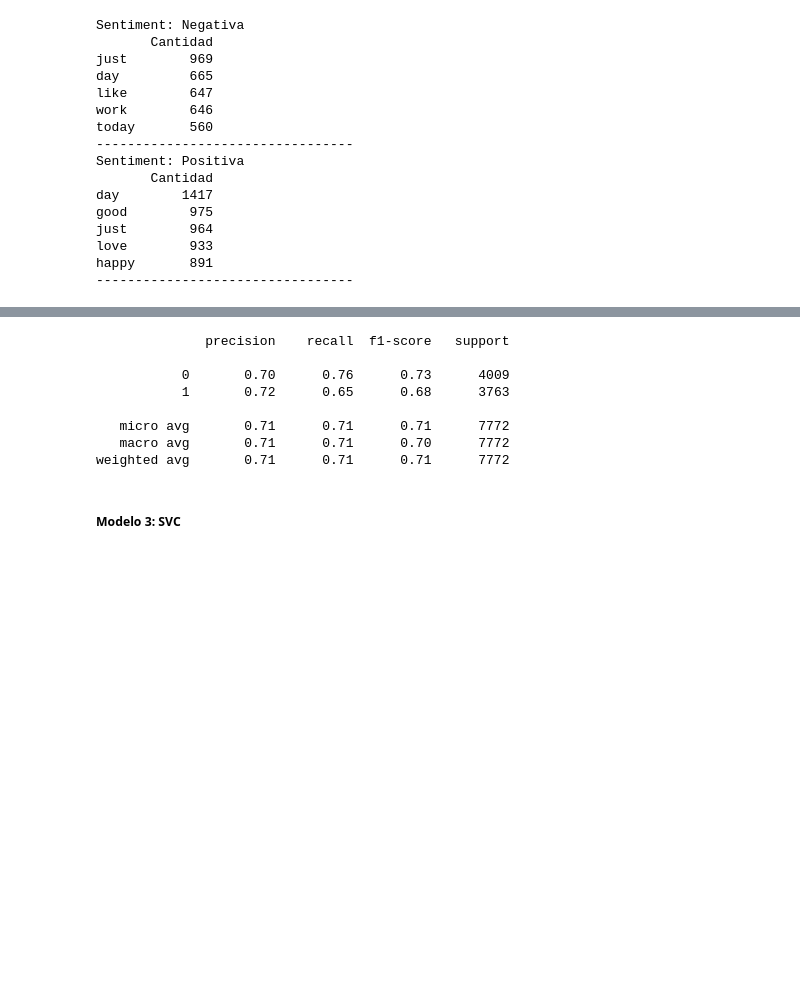
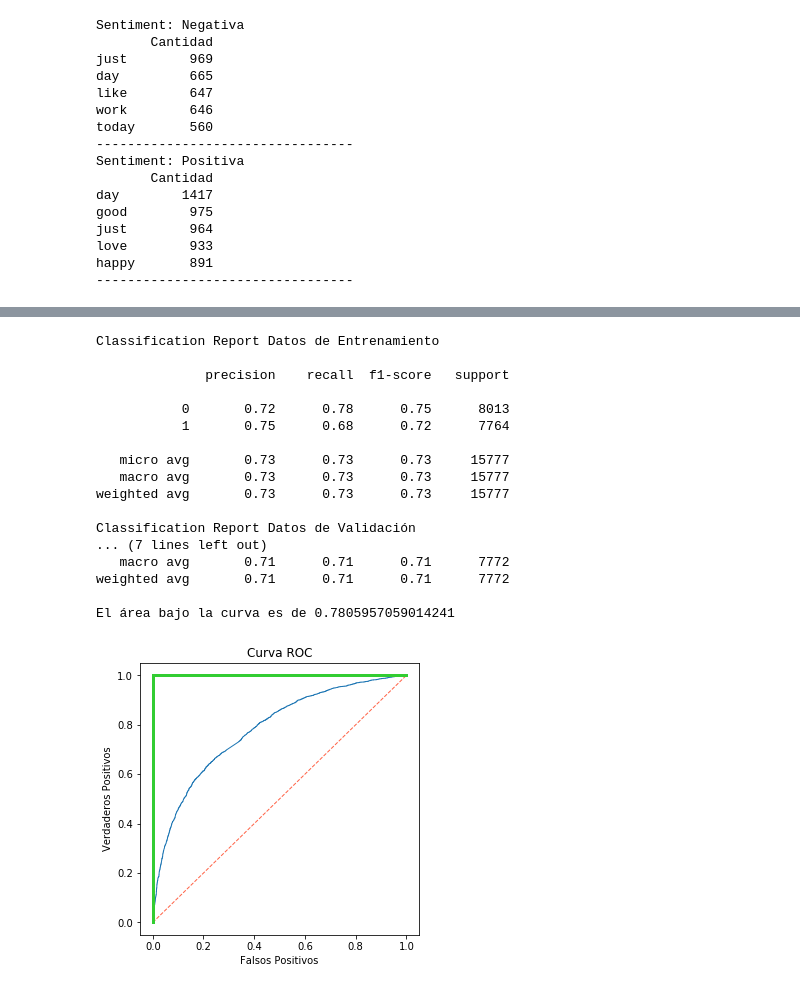
Before and after one commit to jvaldesh/data_science, a Jupyter notebook: 03_machine_learning/Prueba 1/Julio Valdés - Prueba 1. Análisis de Sentimientos de Twitter.ipynb, the cells around one changed output, grey strips where cells are left out. Drawn from its saved outputs; the diff is of its cells as text; code cells hidden in the pictures; blank space fills up the shorter version.

```diff
--- a/03_machine_learning/Prueba 1/Julio Valdés - Prueba 1. Análisis de Sentimientos de Twitter.ipynb
+++ b/03_machine_learning/Prueba 1/Julio Valdés - Prueba 1. Análisis de Sentimientos de Twitter.ipynb
@@ -269,20 +323,34 @@ from sklearn.preprocessing import FunctionTransformer
 # %%
 pipeline_model2 = Pipeline([
     ('cv', CountVectorizer(stop_words = stopwords.words('english'), max_features = 500, preprocessor = preprocesamiento)),
-    ('transform', FunctionTransformer(lambda x: x.todense(), accept_sparse=True)),
+    ('transform', FunctionTransformer(lambda x: x.todense(), accept_sparse=True, validate = True)),
     ('lda', LinearDiscriminantAnalysis())
 ])
 pipeline_model2.fit(X_train, y_train)
-y_hat2 = pipeline_model2.predict(X_test)
-print(classification_report(y_test, y_hat2))
+print("Classification Report Datos de Entrenamiento\n")
+train_pred = pipeline_model2.predict(X_train)
+print(classification_report(y_train, train_pred))
+print("Classification Report Datos de Validación\n")
+test_pred = pipeline_model2.predict(X_test)
+print(classification_report(y_test, test_pred))
+test_pred_proba = pipeline_model2.predict_proba(X_test)
+roc_curve_plot(y_test, test_pred_proba)
 # %% [output]
+Classification Report Datos de Entrenamiento
+
               precision    recall  f1-score   support
 
-           0       0.70      0.76      0.73      4009
-           1       0.72      0.65      0.68      3763
+           0       0.72      0.78      0.75      8013
+           1       0.75      0.68      0.72      7764
 
-   micro avg       0.71      0.71      0.71      7772
-   macro avg       0.71      0.71      0.70      7772
+   micro avg       0.73      0.73      0.73     15777
+   macro avg       0.73      0.73      0.73     15777
+weighted avg       0.73      0.73      0.73     15777
+
+Classification Report Datos de Validación
+... (7 lines left out)
+   macro avg       0.71      0.71      0.71      7772
 weighted avg       0.71      0.71      0.71      7772
+
+El área bajo la curva es de 0.7805957059014241
+[figure, added]
-# %% [markdown]
-##### Modelo 3: SVC
```
Also changed, not shown: parts of 38 cells of this notebook.
